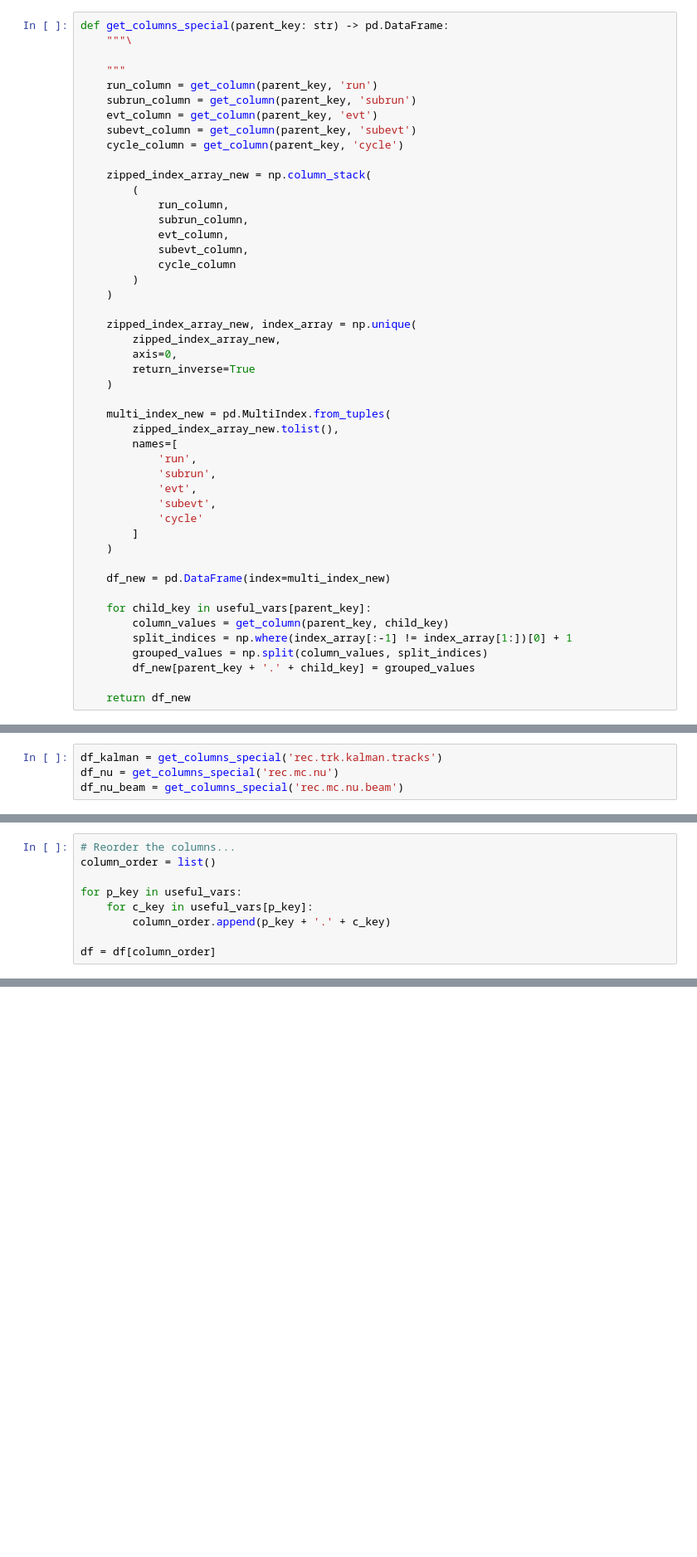
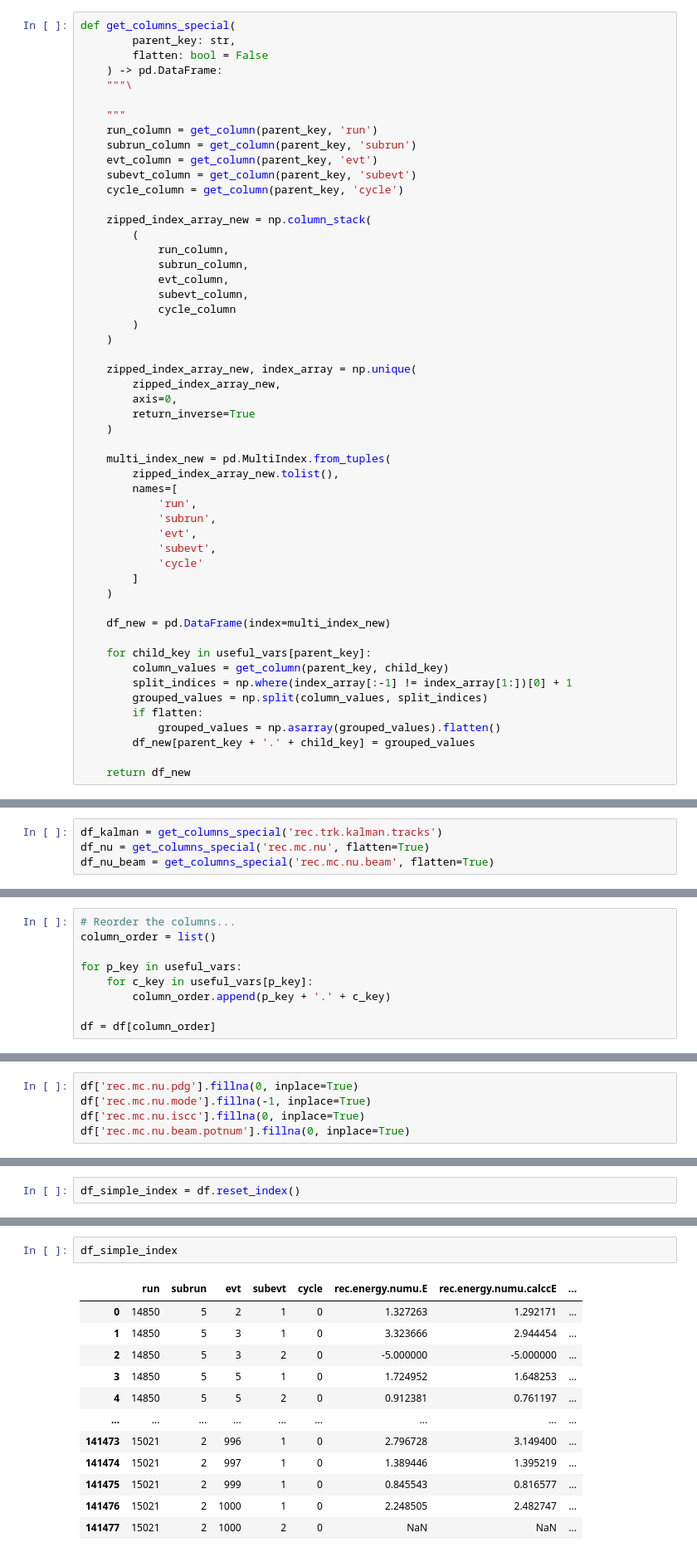
Before and after one commit to aditya-marathe/msci-project, a Jupyter notebook: src/notebooks/testing.ipynb, the cells around one changed output, grey strips where cells are left out. Shown at 83% size. Drawn from its saved outputs; the diff is of its cells as text; blank space fills up the shorter version.

```diff
--- a/src/notebooks/testing.ipynb
+++ b/src/notebooks/testing.ipynb
@@ -347,7 +211,10 @@ require_manual_fill = [
 # https://stackoverflow.com/questions/47531584/numpy-where-as-range-indices
 # https://stackoverflow.com/questions/40468069/merge-two-dataframes-by-index
 # %%
-def get_columns_special(parent_key: str) -> pd.DataFrame:
+def get_columns_special(
+        parent_key: str,
+        flatten: bool = False
+    ) -> pd.DataFrame:
     """\
 
     """
@@ -390,6 +257,8 @@ def get_columns_special(parent_key: str) -> pd.DataFrame:
         column_values = get_column(parent_key, child_key)
         split_indices = np.where(index_array[:-1] != index_array[1:])[0] + 1
         grouped_values = np.split(column_values, split_indices)
+        if flatten:
+            grouped_values = np.asarray(grouped_values).flatten()
         df_new[parent_key + '.' + child_key] = grouped_values
 
     return df_new
@@ -426,8 +295,8 @@ Skipped rec.mc.nu
 Skipped rec.mc.nu.beam
 # %%
 df_kalman = get_columns_special('rec.trk.kalman.tracks')
-df_nu = get_columns_special('rec.mc.nu')
-df_nu_beam = get_columns_special('rec.mc.nu.beam')
+df_nu = get_columns_special('rec.mc.nu', flatten=True)
+df_nu_beam = get_columns_special('rec.mc.nu.beam', flatten=True)
 # %%
 df = pd.merge(df, df_kalman, left_index=True, right_index=True, how='outer')
 df = pd.merge(df, df_nu, left_index=True, right_index=True, how='outer')
@@ -467,0 +325,5 @@ df_no_nans = df.dropna()
+# %%
+df['rec.mc.nu.pdg'].fillna(0, inplace=True)
+df['rec.mc.nu.mode'].fillna(-1, inplace=True)
+df['rec.mc.nu.iscc'].fillna(0, inplace=True)
+df['rec.mc.nu.beam.potnum'].fillna(0, inplace=True)
@@ -467,0 +351,2 @@ df_no_nans = df.dropna()
+# %%
+df_simple_index = df.reset_index()
@@ -467,0 +369,15 @@ df_no_nans = df.dropna()
+# %%
+df_simple_index
+# %% [output]
+|  | run | subrun | evt | subevt | cycle | rec.energy.numu.E | rec.energy.numu.calccE | ... |
+| 0 | 14850 | 5 | 2 | 1 | 0 | 1.327263 | 1.292171 | ... |
+| 1 | 14850 | 5 | 3 | 1 | 0 | 3.323666 | 2.944454 | ... |
+| 2 | 14850 | 5 | 3 | 2 | 0 | -5.000000 | -5.000000 | ... |
+| 3 | 14850 | 5 | 5 | 1 | 0 | 1.724952 | 1.648253 | ... |
+| 4 | 14850 | 5 | 5 | 2 | 0 | 0.912381 | 0.761197 | ... |
+| ... | ... | ... | ... | ... | ... | ... | ... | ... |
+| 141473 | 15021 | 2 | 996 | 1 | 0 | 2.796728 | 3.149400 | ... |
+| 141474 | 15021 | 2 | 997 | 1 | 0 | 1.389446 | 1.395219 | ... |
+| 141475 | 15021 | 2 | 999 | 1 | 0 | 0.845543 | 0.816577 | ... |
+| 141476 | 15021 | 2 | 1000 | 1 | 0 | 2.248505 | 2.482747 | ... |
+| 141477 | 15021 | 2 | 1000 | 2 | 0 | NaN | NaN | ... |
```
Also changed, not shown: parts of 23 cells of this notebook, 4 other files.
